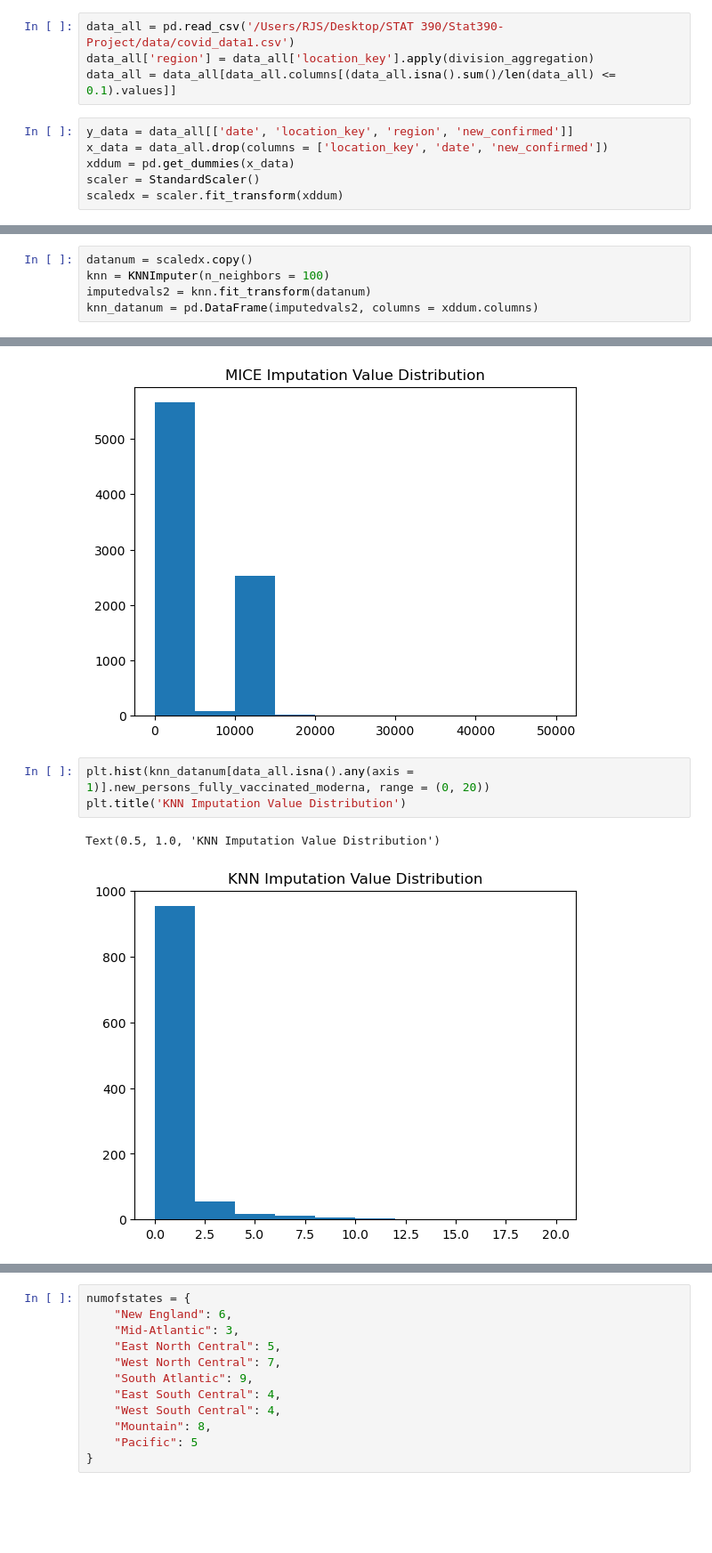
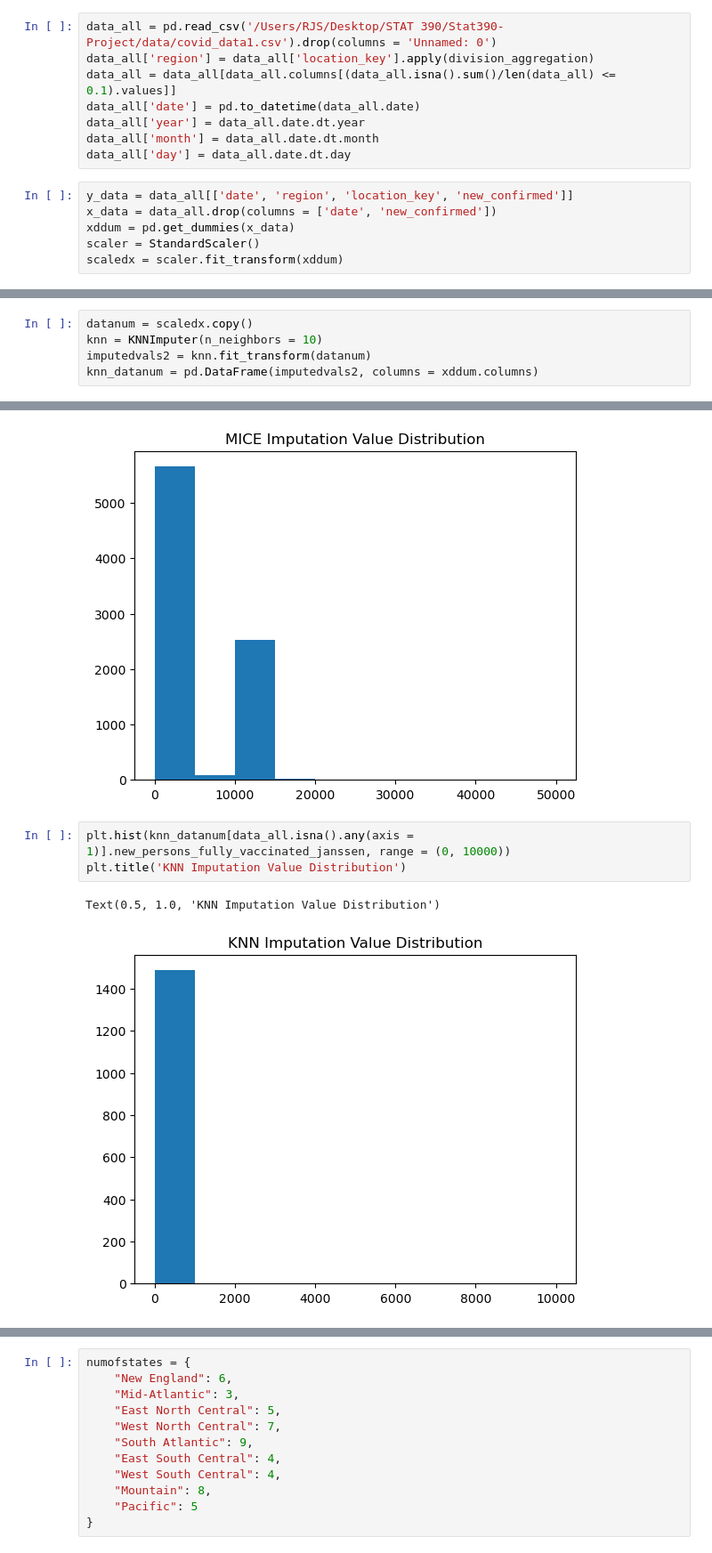
Before and after one commit to benmagevney/Stat390-Project, a Jupyter notebook: data_preparation/build_multivariate_data.ipynb, the cells around one changed output, grey strips where cells are left out. Shown at 89% size. Cells and saved outputs as stored; diff of their text form; blank space fills up the shorter version.

Commit message:
created xgboost data

```diff
--- a/data_preparation/build_multivariate_data.ipynb
+++ b/data_preparation/build_multivariate_data.ipynb
@@ -55,12 +55,16 @@ data_all = data1[data1.columns[(data1.isna().sum()/len(data1) < 0.5).values]]
 # %%
 data_all.to_csv('covid_data1.csv')
 # %%
-data_all = pd.read_csv('/Users/RJS/Desktop/STAT 390/Stat390-Project/data/covid_data1.csv')
+data_all = pd.read_csv('/Users/RJS/Desktop/STAT 390/Stat390-Project/data/covid_data1.csv').drop(columns = 'Unnamed: 0')
 data_all['region'] = data_all['location_key'].apply(division_aggregation)
 data_all = data_all[data_all.columns[(data_all.isna().sum()/len(data_all) <= 0.1).values]]
+data_all['date'] = pd.to_datetime(data_all.date)
+data_all['year'] = data_all.date.dt.year
+data_all['month'] = data_all.date.dt.month
+data_all['day'] = data_all.date.dt.day
 # %%
-y_data = data_all[['date', 'location_key', 'region', 'new_confirmed']]
-x_data = data_all.drop(columns = ['location_key', 'date', 'new_confirmed'])
+y_data = data_all[['date', 'region', 'location_key', 'new_confirmed']]
+x_data = data_all.drop(columns = ['date', 'new_confirmed'])
 xddum = pd.get_dummies(x_data)
 scaler = StandardScaler()
 scaledx = scaler.fit_transform(xddum)
@@ -72,6 +76,6 @@ imputed_datanum1 = pd.DataFrame(imputedvals, columns = xddum.columns)
 # %%
 datanum = scaledx.copy()
-knn = KNNImputer(n_neighbors = 100)
+knn = KNNImputer(n_neighbors = 10)
 imputedvals2 = knn.fit_transform(datanum)
 knn_datanum = pd.DataFrame(imputedvals2, columns = xddum.columns)
 # %%
@@ -87,10 +91,10 @@ plt.title('MICE Imputation Value Distribution')
 Text(0.5, 1.0, 'MICE Imputation Value Distribution')
 [figure]
 # %%
-plt.hist(knn_datanum[data_all.isna().any(axis = 1)].new_persons_fully_vaccinated_moderna, range = (0, 20))
+plt.hist(knn_datanum[data_all.isna().any(axis = 1)].new_persons_fully_vaccinated_janssen, range = (0, 10000))
 plt.title('KNN Imputation Value Distribution')
 # %% [output]
 Text(0.5, 1.0, 'KNN Imputation Value Distribution')
-[figure, old version]
+[figure, new version]
 # %%
 xdatanew = pd.DataFrame(scaler.inverse_transform(knn_datanum), columns = xddum.columns)
```
Also changed, not shown: parts of 5 cells of this notebook, 3 other files.
